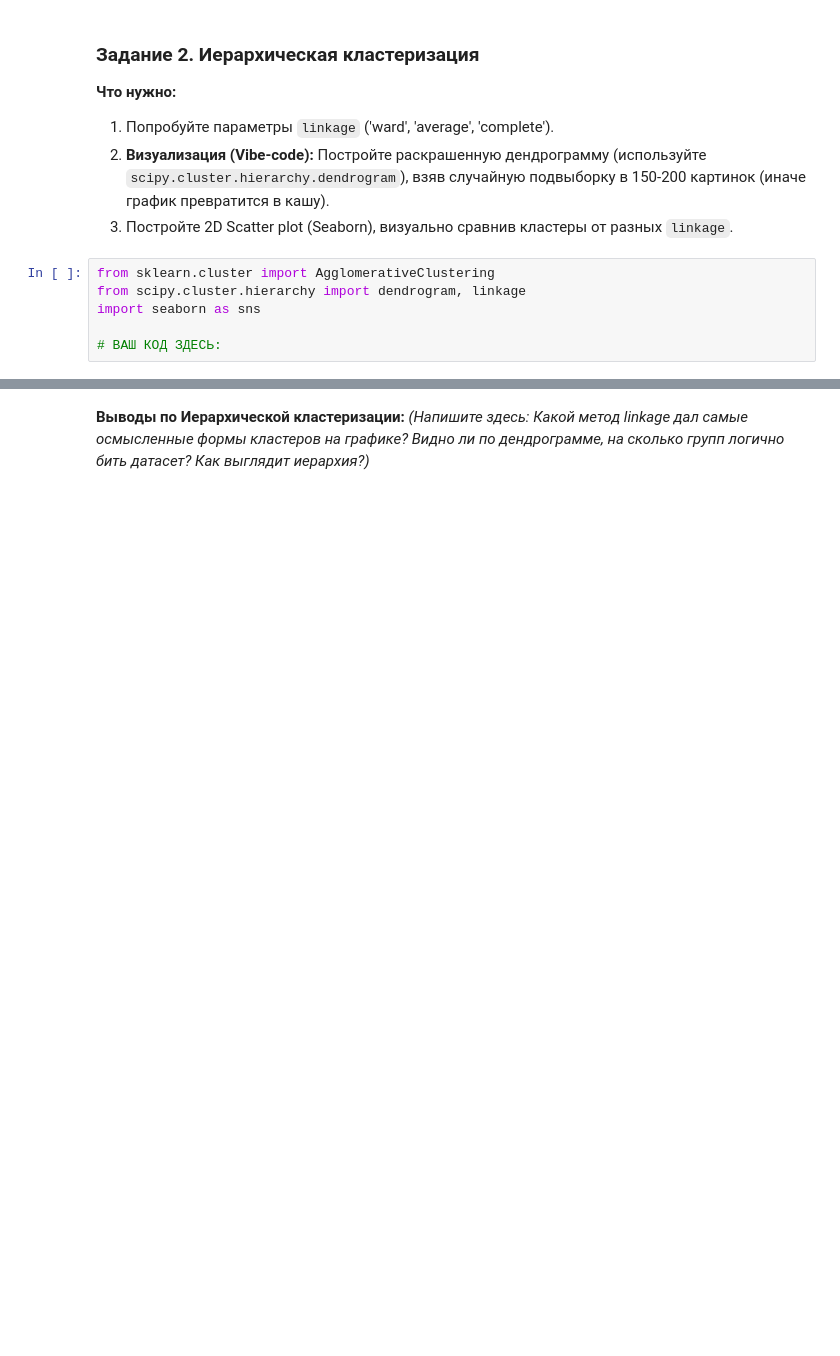
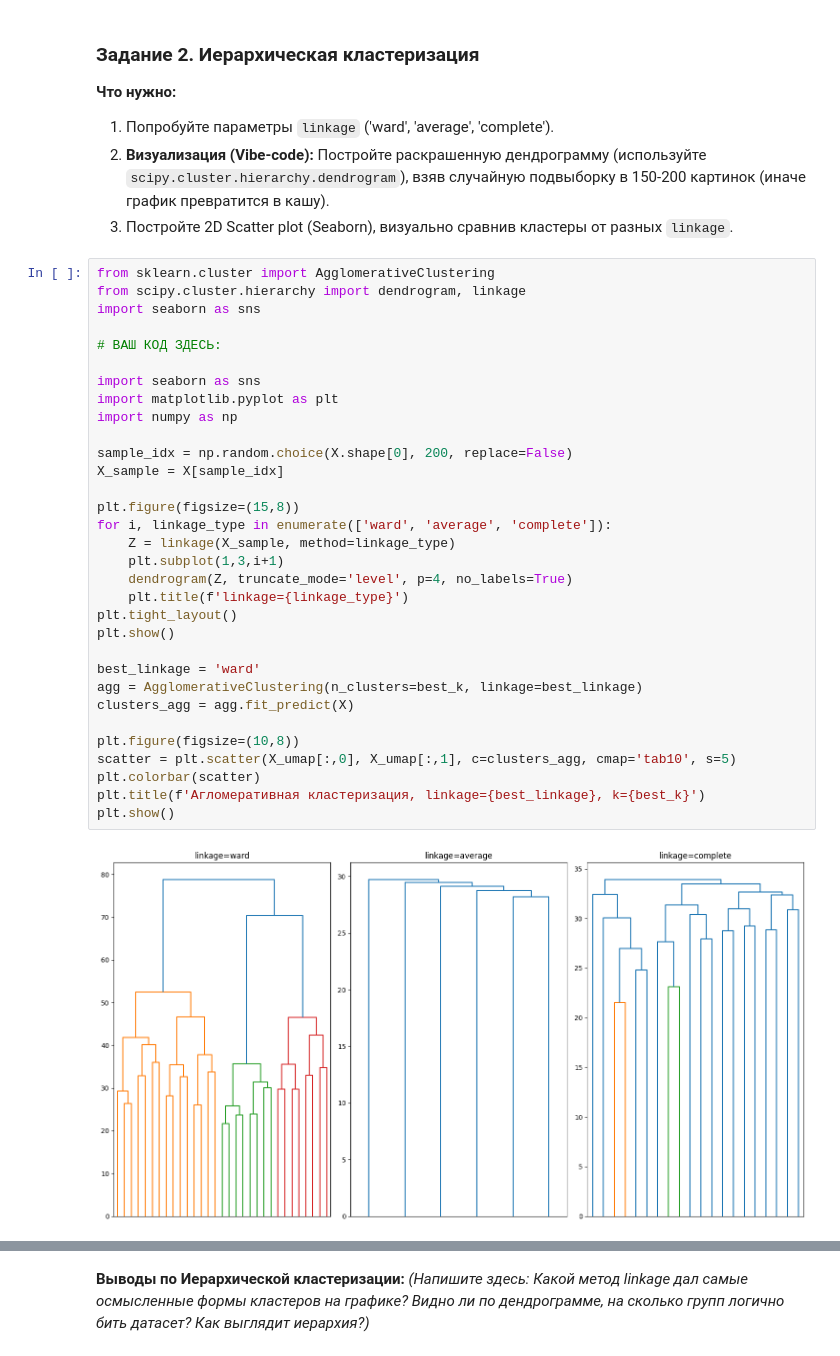
Before and after one commit to mariavyzhletsova-gif/lyceum_saturday10_2025, a Jupyter notebook: hw_clustering.ipynb, the cells around one changed output, grey strips where cells are left out. Drawn from its saved outputs; the diff is of its cells as text; blank space fills up the shorter version.

```diff
--- a/hw_clustering.ipynb
+++ b/hw_clustering.ipynb
@@ -112,9 +195,37 @@ import plotly.express as px
 1. Попробуйте параметры `linkage` ('ward', 'average', 'complete').
 2. **Визуализация (Vibe-code):** Постройте раскрашенную дендрограмму (используйте `scipy.cluster.hierarchy.dendrogram`), взяв случайную подвыборку в 150-200 картинок (иначе график превратится в кашу).
 3. Постройте 2D Scatter plot (Seaborn), визуально сравнив кластеры от разных `linkage`.
-# %%
-from sklearn.cluster import AgglomerativeClustering
-from scipy.cluster.hierarchy import dendrogram, linkage
-import seaborn as sns
-
-# ВАШ КОД ЗДЕСЬ:
+# %%
+from sklearn.cluster import AgglomerativeClustering
+from scipy.cluster.hierarchy import dendrogram, linkage
+import seaborn as sns
+
+# ВАШ КОД ЗДЕСЬ:
+
+import seaborn as sns
+import matplotlib.pyplot as plt
+import numpy as np
+
+sample_idx = np.random.choice(X.shape[0], 200, replace=False)
+X_sample = X[sample_idx]
+
+plt.figure(figsize=(15,8))
+for i, linkage_type in enumerate(['ward', 'average', 'complete']):
+    Z = linkage(X_sample, method=linkage_type)
+    plt.subplot(1,3,i+1)
+    dendrogram(Z, truncate_mode='level', p=4, no_labels=True)
+    plt.title(f'linkage={linkage_type}')
+plt.tight_layout()
+plt.show()
+
+best_linkage = 'ward'
+agg = AgglomerativeClustering(n_clusters=best_k, linkage=best_linkage)
+clusters_agg = agg.fit_predict(X)
+
+plt.figure(figsize=(10,8))
+scatter = plt.scatter(X_umap[:,0], X_umap[:,1], c=clusters_agg, cmap='tab10', s=5)
+plt.colorbar(scatter)
+plt.title(f'Агломеративная кластеризация, linkage={best_linkage}, k={best_k}')
+plt.show()
+# %% [output]
+[figure, added]
```
Also changed, not shown: parts of 11 cells of this notebook.
